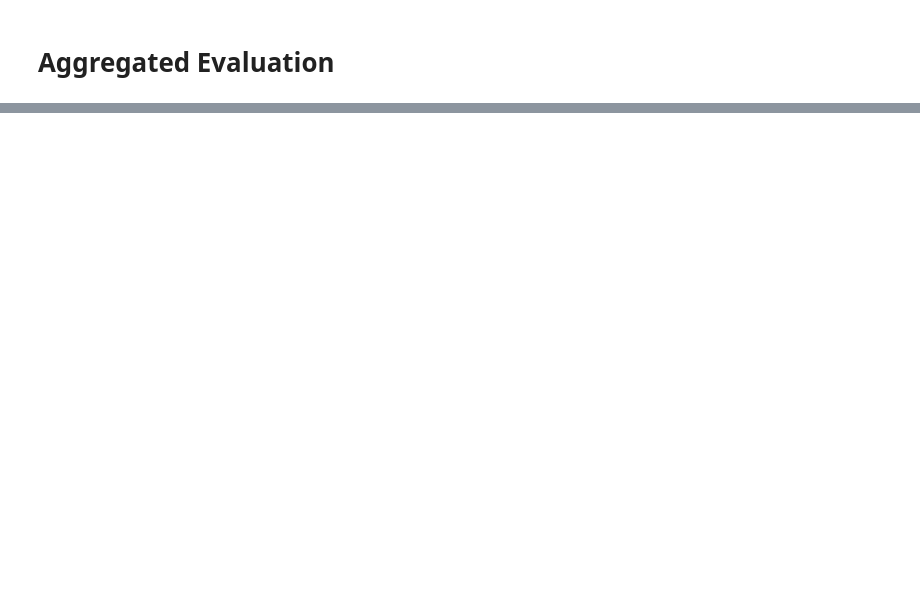
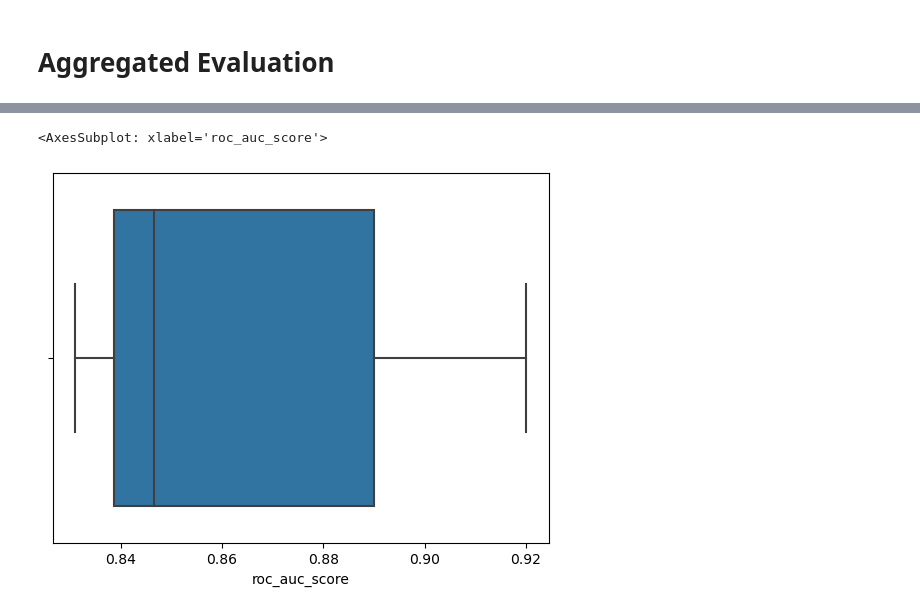
Before and after one commit to sofiamrtll/thesis, a Jupyter notebook: THESIS - Aggregated Evaluation.ipynb, the cells around one changed output, grey strips where cells are left out. Saved outputs shown, nothing was run; the diff lists cells and outputs as text; code cells hidden in the pictures; blank space fills up the shorter version.

```diff
--- a/THESIS - Aggregated Evaluation.ipynb
+++ b/THESIS - Aggregated Evaluation.ipynb
@@ -48,0 +92,6 @@ _________________________________________________________________
+# %%
+import seaborn as sns
+sns.boxplot(x=data_auroc["roc_auc_score"])
+# %% [output]
+<AxesSubplot: xlabel='roc_auc_score'>
+[figure, added]
```
Also changed, not shown: parts of 6 cells of this notebook.
